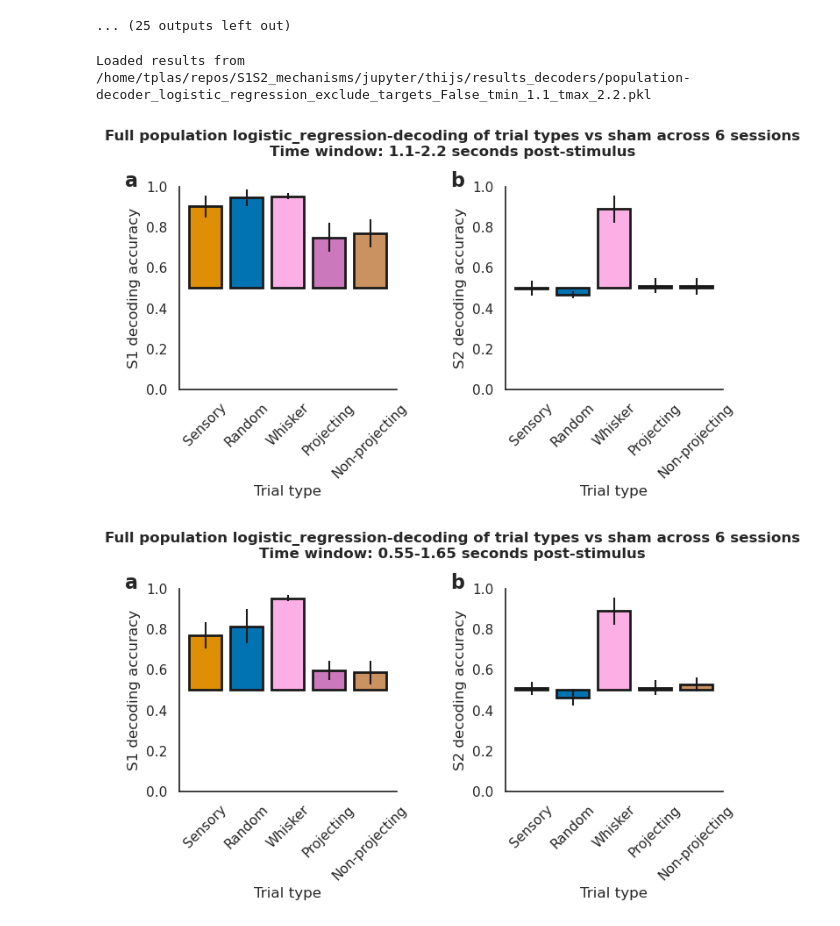
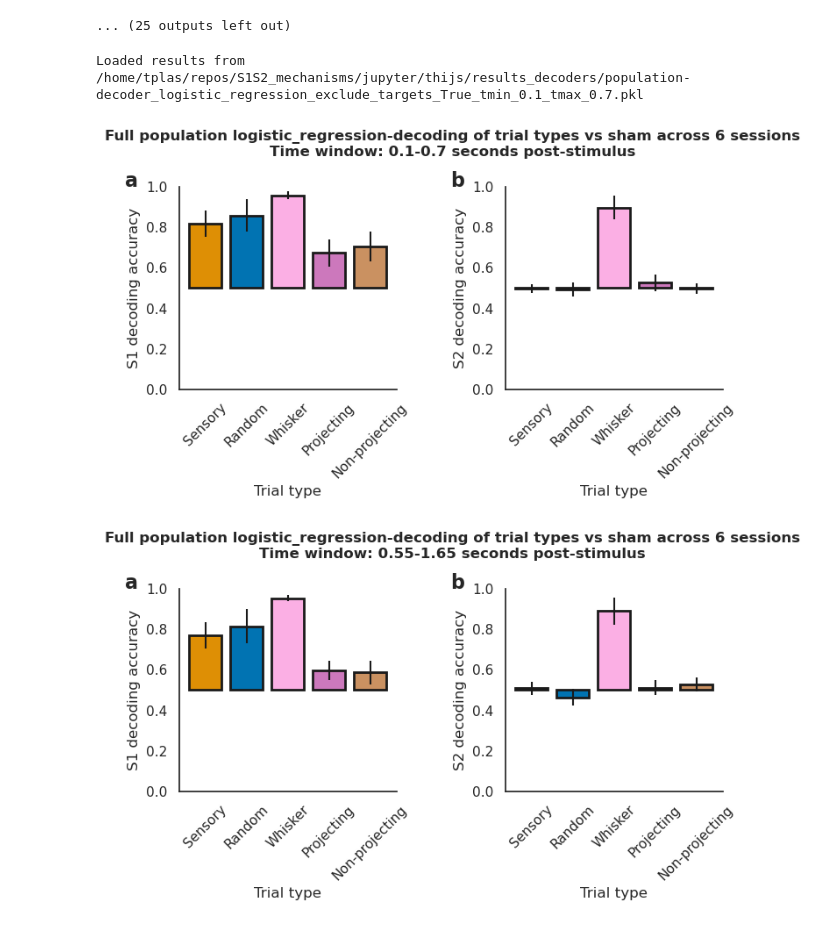
Before and after one commit to Packer-Lab/S1S2_mechanisms, a Jupyter notebook: jupyter/thijs/Decoding analysis.ipynb, the cells around one changed output. Cells and saved outputs as stored; diff of their text form; code cells hidden in the pictures.

```diff
--- a/jupyter/thijs/Decoding analysis.ipynb
+++ b/jupyter/thijs/Decoding analysis.ipynb
@@ -106,20 +124,20 @@ WARNING: time window adjusted to 1.1 - 1.7 to avoid whisker stim
 # %%
 ## Load results
 folder_save = '/home/tplas/repos/S1S2_mechanisms/jupyter/thijs/results_decoders/'
 decoder_type = 'logistic_regression'
-exclude_targets = False
-t_min = 1.1
-t_max = t_min + 1.1
+exclude_targets = True
+t_min = 0.1
+t_max = t_min + 0.6
 file_name = f'population-decoder_{decoder_type}_exclude_targets_{exclude_targets}_tmin_{t_min}_tmax_{t_max}.pkl'
 with open(os.path.join(folder_save, file_name), 'rb') as f:
     scores_dict = pickle.load(f)
 print(f'Loaded results from {os.path.join(folder_save, file_name)}')
 
 ax = dav.bar_plot_decoder_accuracy(scores_dict=scores_dict, decoder_type=decoder_type,
                                    t_min=t_min, t_max=t_max, save_fig=False, exclude_targets=exclude_targets)
 # %% [output]
-Loaded results from /home/tplas/repos/S1S2_mechanisms/jupyter/thijs/results_decoders/population-decoder_logistic_regression_exclude_targets_False_tmin_1.1_tmax_2.2.pkl
+Loaded results from /home/tplas/repos/S1S2_mechanisms/jupyter/thijs/results_decoders/population-decoder_logistic_regression_exclude_targets_True_tmin_0.1_tmax_0.7.pkl
-[figure, old version]
+[figure, new version]
 # %%
 ax = dav.bar_plot_decoder_accuracy(scores_dict=scores_dict, decoder_type=decoder_type,
                                    t_min=t_min, t_max=t_max, save_fig=False, exclude_targets=exclude_targets)
```
Also changed, not shown: parts of 1 cell of this notebook, 2 other files.
